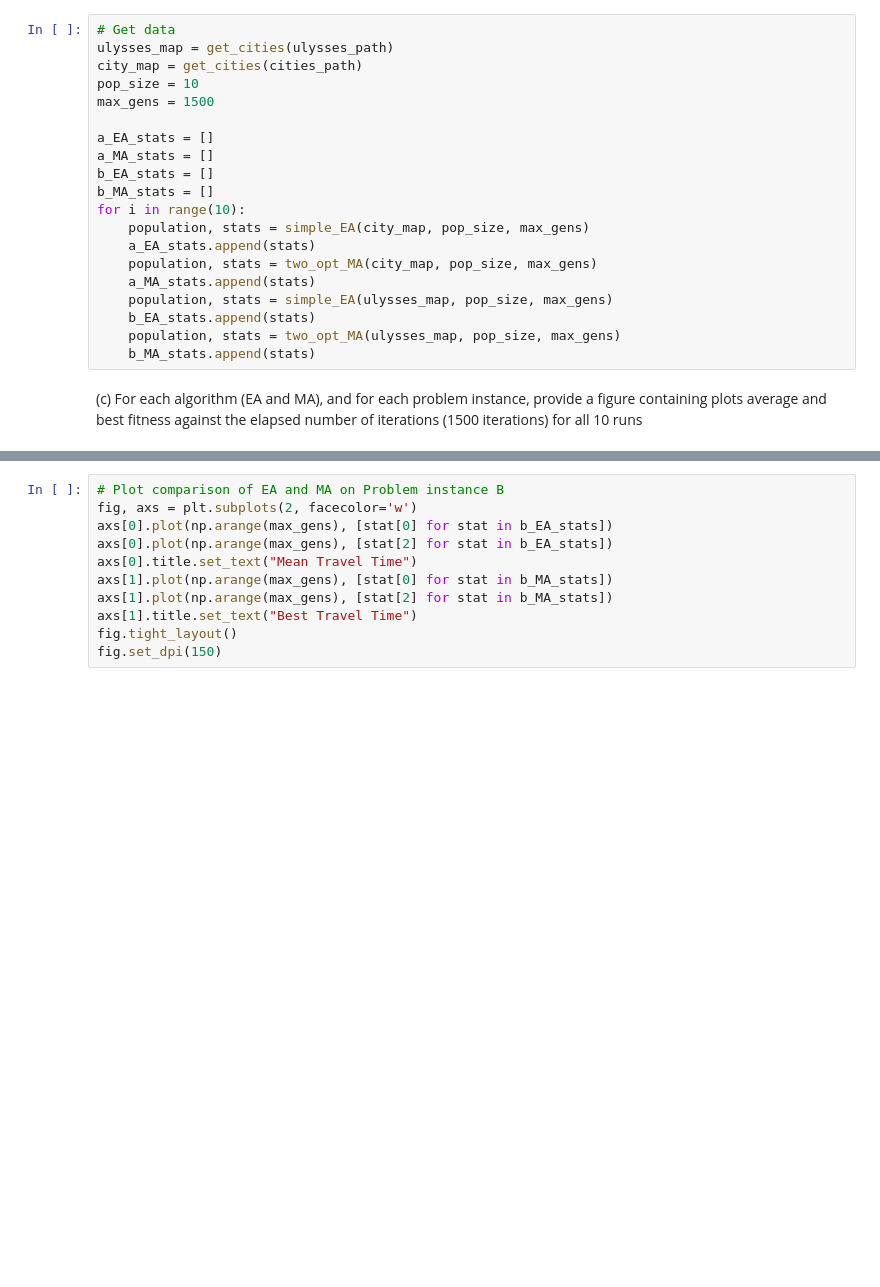
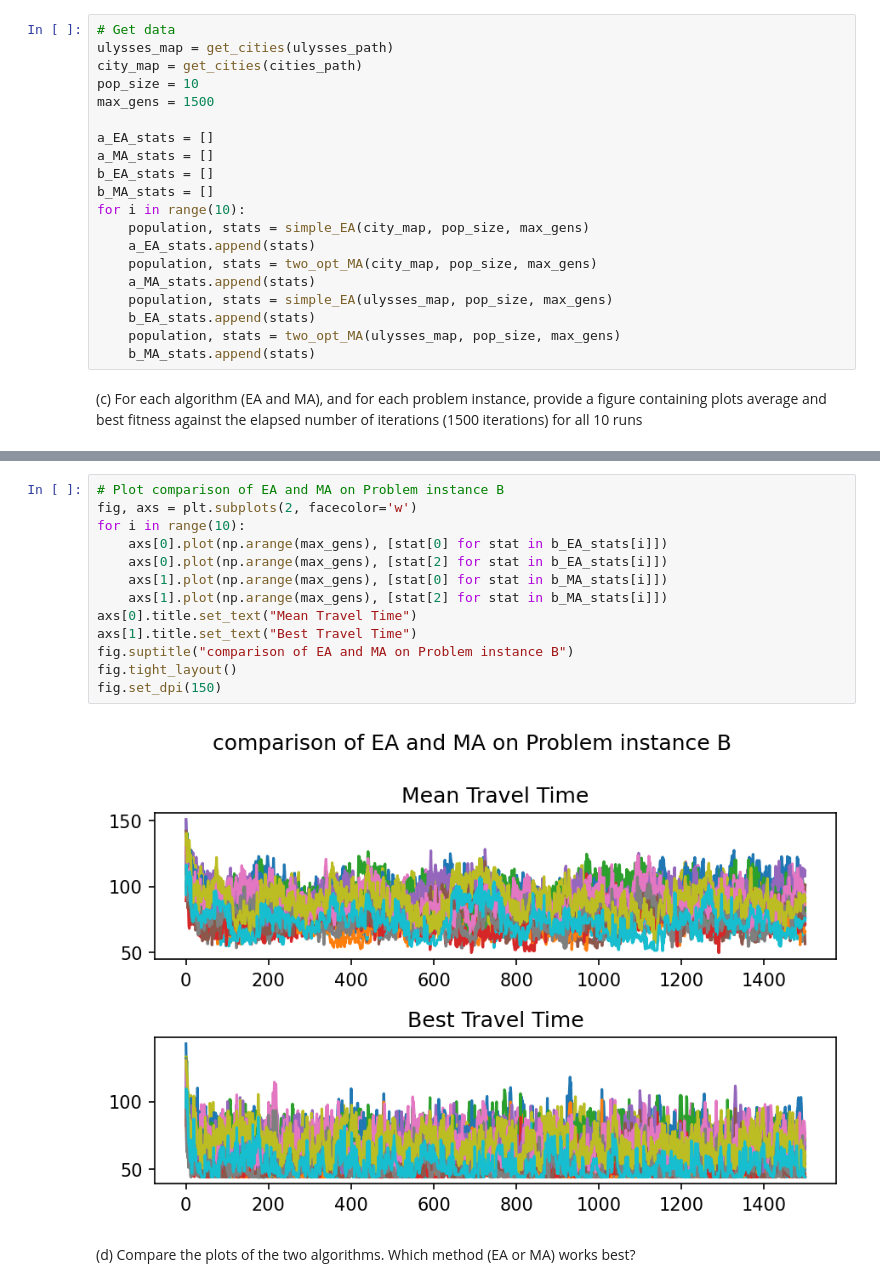
Before and after one commit to JanSchering/natural_computing, a Jupyter notebook: assignment_1/Ex6.ipynb, the cells around one changed output, grey strips where cells are left out. Drawn from its saved outputs; the diff is of its cells as text; blank space fills up the shorter version.

```diff
--- a/assignment_1/Ex6.ipynb
+++ b/assignment_1/Ex6.ipynb
@@ -350,11 +350,18 @@ fig.set_dpi(150)
 # %%
 # Plot comparison of EA and MA on Problem instance B
 fig, axs = plt.subplots(2, facecolor='w')
-axs[0].plot(np.arange(max_gens), [stat[0] for stat in b_EA_stats])
-axs[0].plot(np.arange(max_gens), [stat[2] for stat in b_EA_stats])
+for i in range(10):
+    axs[0].plot(np.arange(max_gens), [stat[0] for stat in b_EA_stats[i]])
+    axs[0].plot(np.arange(max_gens), [stat[2] for stat in b_EA_stats[i]])
+    axs[1].plot(np.arange(max_gens), [stat[0] for stat in b_MA_stats[i]])
+    axs[1].plot(np.arange(max_gens), [stat[2] for stat in b_MA_stats[i]])
 axs[0].title.set_text("Mean Travel Time")
-axs[1].plot(np.arange(max_gens), [stat[0] for stat in b_MA_stats])
-axs[1].plot(np.arange(max_gens), [stat[2] for stat in b_MA_stats])
 axs[1].title.set_text("Best Travel Time")
+fig.suptitle("comparison of EA and MA on Problem instance B")
 fig.tight_layout()
 fig.set_dpi(150)
+# %% [output]
+[figure, added]
+# %% [markdown]
+(d) Compare the plots of the two algorithms. Which method (EA or MA) works
+best?
```
Also changed, not shown: parts of 12 cells of this notebook.
